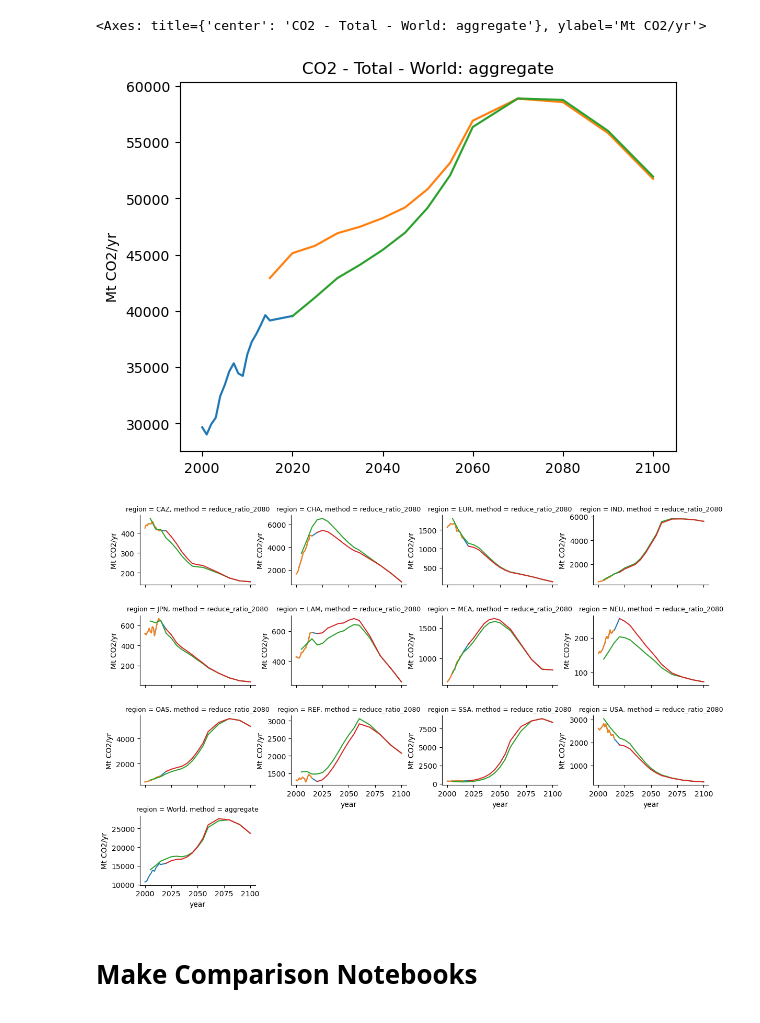
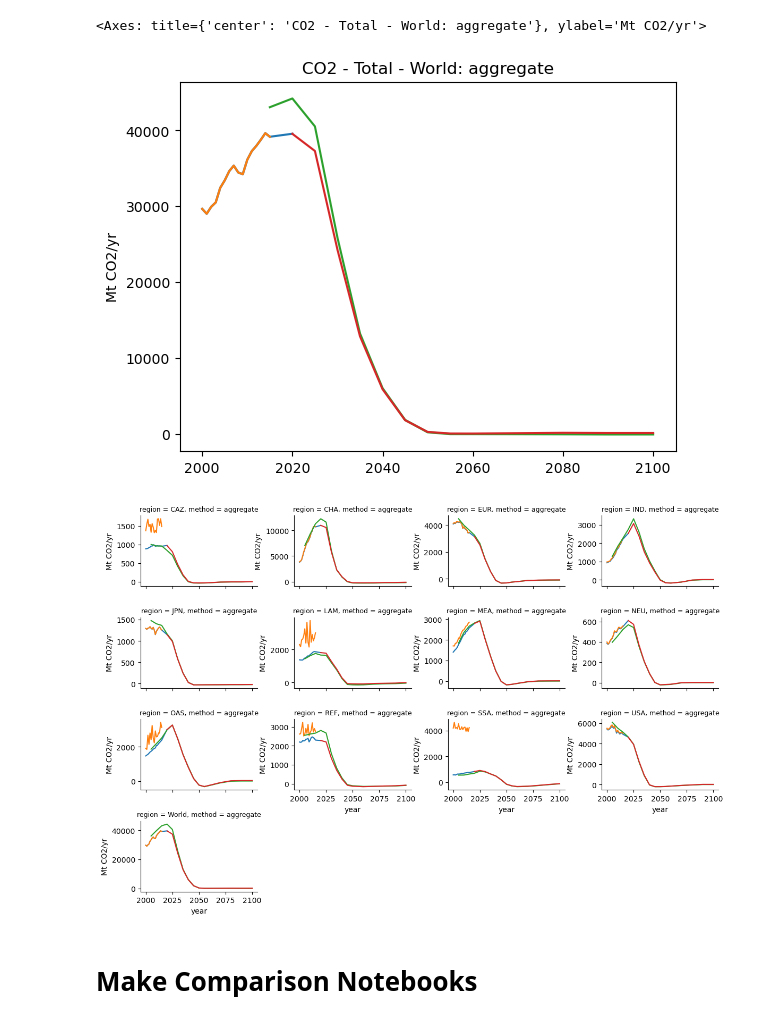
Before and after one commit to jkikstra/concordia, a Jupyter notebook: notebooks/build-harmonization-report.ipynb, the cells around one changed output. Drawn from its saved outputs; the diff is of its cells as text; code cells hidden in the pictures.

Commit message:
Move totals generation into workflow and update harmonization

```diff
--- a/notebooks/build-harmonization-report.ipynb
+++ b/notebooks/build-harmonization-report.ipynb
@@ -55,49 +61,26 @@ def extract_sector_gas(df):
             ).pix.assign(sector="Total"),
         ]
     )
-# %%
-def make_totals(df):
-    original_levels = df.index.names
-    if 'method' in original_levels: # need to process harm
-        df = df.droplevel('method')
-    level = df.index.names
-    ret = pd.concat([
-        (
-            df
-            .loc[~isin(region='World')] # don't count aviation
-            .groupby(level=list(set(level) - set(['region'])))
-            .agg(lambda s: s.sum(skipna=False))
-            .pix.assign(region="World", order=level)
-        ),
-        (
-            df
-            .loc[~isin(sector="Total")] # don't count global totals
-            .groupby(level=list(set(level) - set(['region', 'sector'])))
-            .agg(lambda s: s.sum(skipna=False))
-            .pix.assign(region='World', sector='Total', order=level)
-        )
-    ])
-    if 'method' in original_levels: # need to process harm
-        ret = ret.pix.assign(method="aggregate", order=original_levels)
-    return ret
-
-harm = concat([harm, make_totals(harm)])
-model = concat([model, make_totals(model)])
-hist = concat([hist, make_totals(hist)])
 # %%
 cmip6_hist = regionmapping.aggregate(
     pd.read_csv(
-        base_path / "historical" / "cmip6" / "history.csv", index_col=list(range(5))
+        base_path / "historical" / "cmip6" / "history.csv",
+        index_col=list(range(5)),
+        engine="pyarrow",
     )
     .rename_axis(index=str.lower)
+    .rename(index={"Mt CO2-eq/yr": "Mt CO2eq/yr"}, level="unit")
     .rename(columns=int)
     .pipe(extract_sector_gas)
     .pix.assign(
         model="CEDS",
         scenario="CMIP6",
-    ),
+    )
+    .pipe(combine_countries, level="region", **country_combinations),
     level="region",
-).pix.fixna().pix.dropna().loc[~isin(sector="Total")]
+    keepworld=True,
+    dropna=True,
+)
 # %%
 hist = concat([hist, cmip6_hist])
 # %%
@@ -145,18 +128,18 @@ def plot_harm(sel, scenario=None, levels=["gas", "sector", "region"]):
 # %%
 plot_harm(
     isin(region="World", sector="Total", gas="CO2"),
-    scenario="RESCUE-Tier1-Extension-2023-07-27-Baseline",
+    scenario="RESCUE-Tier1-Extension-2023-07-27-PkBudg_cp0400-OAE_off",
 )
 # %% [output]
 <Axes: title={'center': 'CO2 - Total - World: aggregate'}, ylabel='Mt CO2/yr'>
-[figure, old version]
+[figure, new version]
 # %%
 g = plot_harm(
-    isin(sector="Energy Sector", gas="CO2"),
-    scenario="RESCUE-Tier1-Extension-2023-07-27-Baseline",
+    isin(sector="Total", gas="CO2"),
+    scenario="RESCUE-Tier1-Extension-2023-07-27-PkBudg_cp0400-OAE_off",
 )
 # %% [output]
-[figure, old version]
+[figure, new version]
 # %% [markdown]
 # Make Comparison Notebooks
 # %%
```
Also changed, not shown: parts of 11 cells of this notebook, 1 other file.
